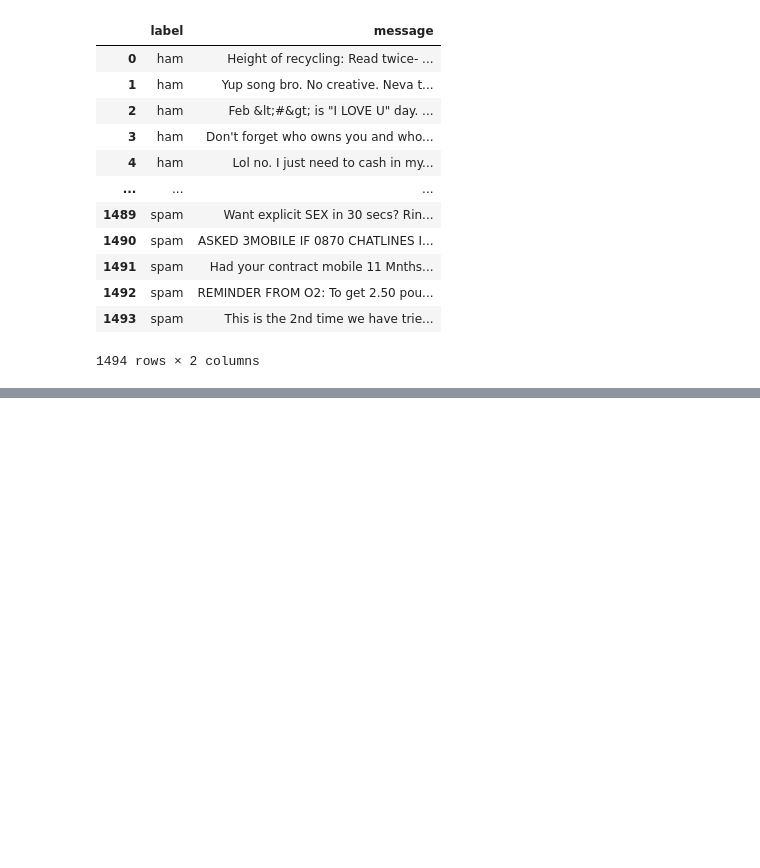
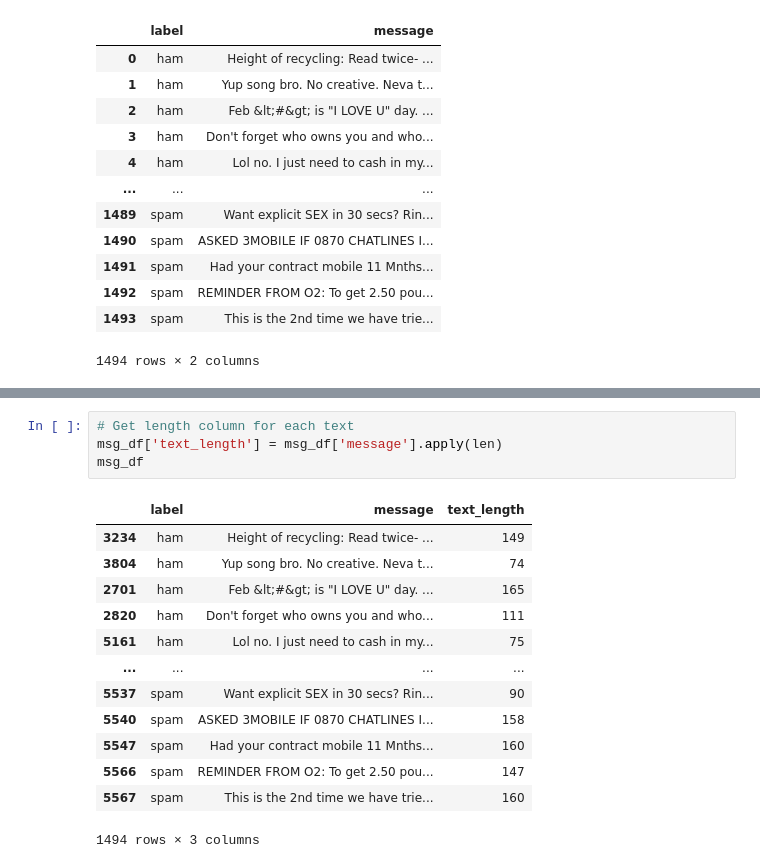
Before and after one commit to Prussia/playMachineLearning, a Jupyter notebook: jupyter/Spam_Detection.ipynb, the cells around one changed output, grey strips where cells are left out. Saved outputs shown, nothing was run; the diff lists cells and outputs as text; blank space fills up the shorter version.

```diff
--- a/jupyter/Spam_Detection.ipynb
+++ b/jupyter/Spam_Detection.ipynb
@@ -144,0 +146,18 @@ AttributeError: 'DataFrame' object has no attribute 'concat'
+# %%
+# Get length column for each text
+msg_df['text_length'] = msg_df['message'].apply(len)
+msg_df
+# %% [output]
+|  | label | message | text_length |
+| 3234 | ham | Height of recycling: Read twice- ... | 149 |
+| 3804 | ham | Yup song bro. No creative. Neva t... | 74 |
+| 2701 | ham | Feb &lt;#&gt; is "I LOVE U" day. ... | 165 |
+| 2820 | ham | Don't forget who owns you and who... | 111 |
+| 5161 | ham | Lol no. I just need to cash in my... | 75 |
+| ... | ... | ... | ... |
+| 5537 | spam | Want explicit SEX in 30 secs? Rin... | 90 |
+| 5540 | spam | ASKED 3MOBILE IF 0870 CHATLINES I... | 158 |
+| 5547 | spam | Had your contract mobile 11 Mnths... | 160 |
+| 5566 | spam | REMINDER FROM O2: To get 2.50 pou... | 147 |
+| 5567 | spam | This is the 2nd time we have trie... | 160 |
+1494 rows × 3 columns
```
Also changed, not shown: parts of 7 cells of this notebook.
